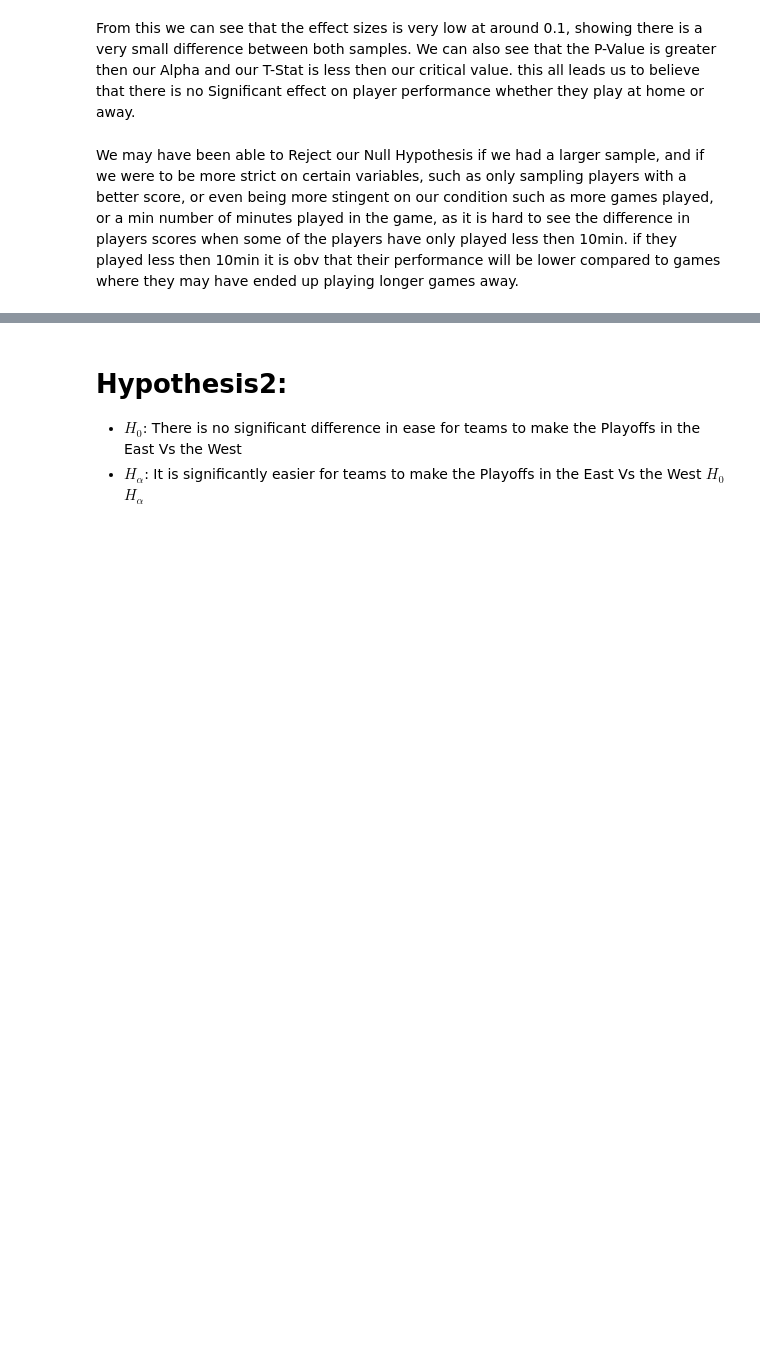
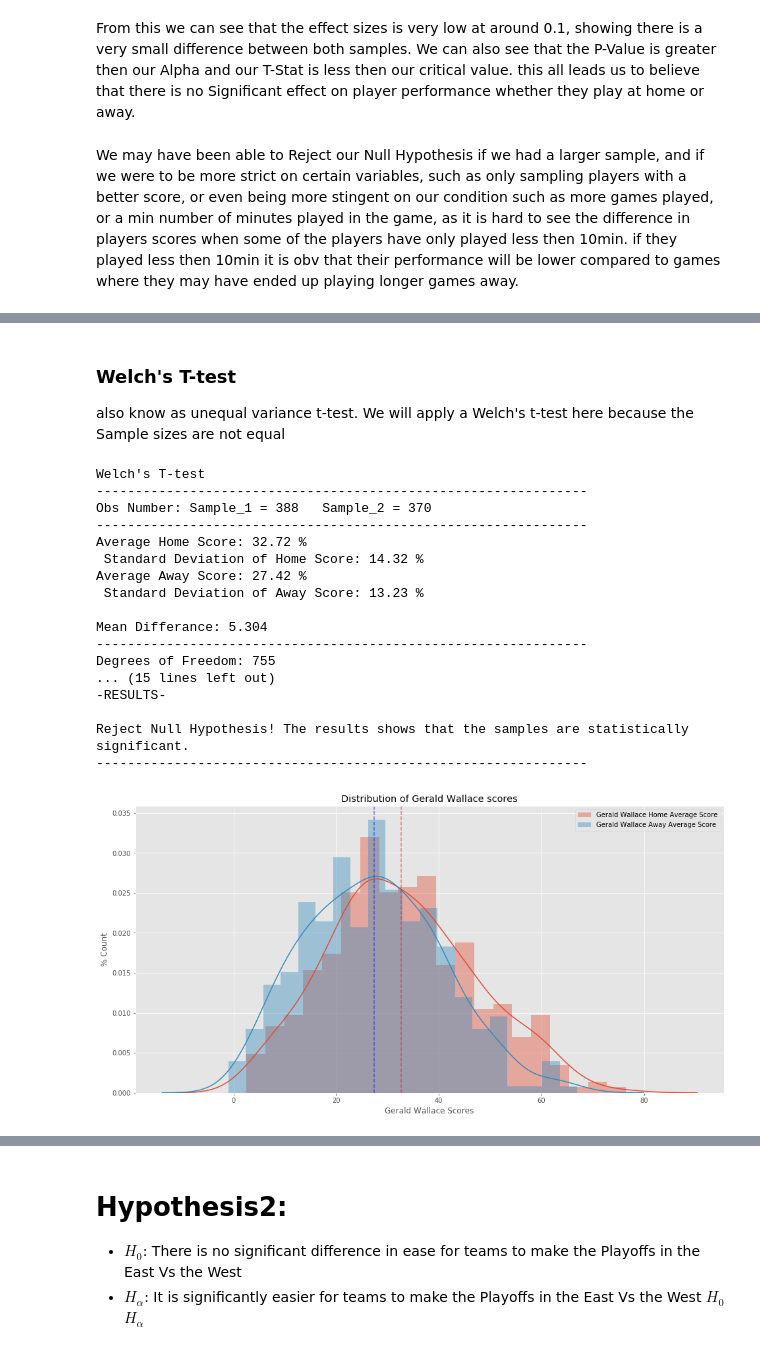
Before and after one commit to KGharib/Hypothesis-Testing-on-18-Seasons-of-NBA-Dataset, a Jupyter notebook: NBA - Khalid.ipynb, the cells around one changed output, grey strips where cells are left out. Saved outputs shown, nothing was run; the diff lists cells and outputs as text; code cells hidden in the pictures; blank space fills up the shorter version.

```diff
--- a/NBA - Khalid.ipynb
+++ b/NBA - Khalid.ipynb
@@ -385,0 +390,9 @@ We may have been able to Reject our Null Hypothesis if we had a larger sample, a
+# %%
+#taking games where he played Home and Away for longer then 10min
+df_h_gerald = df2[(df2["PLAYER_NAME"] == "Gerald Wallace") & (df2["WIN"] == 1) & (df2["MIN"] > 10)]
+df_h_gerald = df_h_gerald["DF_SCORE"]
+df_a_gerald = df2[(df2["PLAYER_NAME"] == "Gerald Wallace") & (df2["WIN"] == 0) & (df2["MIN"] > 10)]
+df_a_gerald = df_a_gerald["DF_SCORE"]
+# %% [markdown]
+### Welch's T-test
+also know as unequal variance t-test. We will apply a Welch's t-test here because the Sample sizes are not equal
@@ -385,0 +464,30 @@ We may have been able to Reject our Null Hypothesis if we had a larger sample, a
+# %%
+plt.figure(figsize=(16,8))
+plt.title('Distribution of Gerald Wallace scores')
+sns.distplot(df_h_gerald, label='Gerald Wallace Home Average Score',bins=20)
+sns.distplot(df_a_gerald, label='Gerald Wallace Away Average Score',bins=20)
+plt.ylabel('% Count')
+plt.xlabel('Gerald Wallace Scores')
+plt.legend()
+plt.axvline(x=df_h_gerald.mean(), color='r',alpha = 0.5, linestyle='--')
+plt.axvline(x=df_a_gerald.mean(), color='b',alpha = 0.5, linestyle='--')
+welch_ttest(df_h_gerald, df_a_gerald, 0.05)
+# %% [output]
+Welch's T-test
+---------------------------------------------------------------
+Obs Number: Sample_1 = 388   Sample_2 = 370
+---------------------------------------------------------------
+Average Home Score: 32.72 %
+ Standard Deviation of Home Score: 14.32 %
+Average Away Score: 27.42 %
+ Standard Deviation of Away Score: 13.23 %
+
+Mean Differance: 5.304
+---------------------------------------------------------------
+Degrees of Freedom: 755
+... (15 lines left out)
+-RESULTS-
+
+Reject Null Hypothesis! The results shows that the samples are statistically significant.
+---------------------------------------------------------------
+[figure, added]
```
Also changed, not shown: parts of 13 cells of this notebook.
